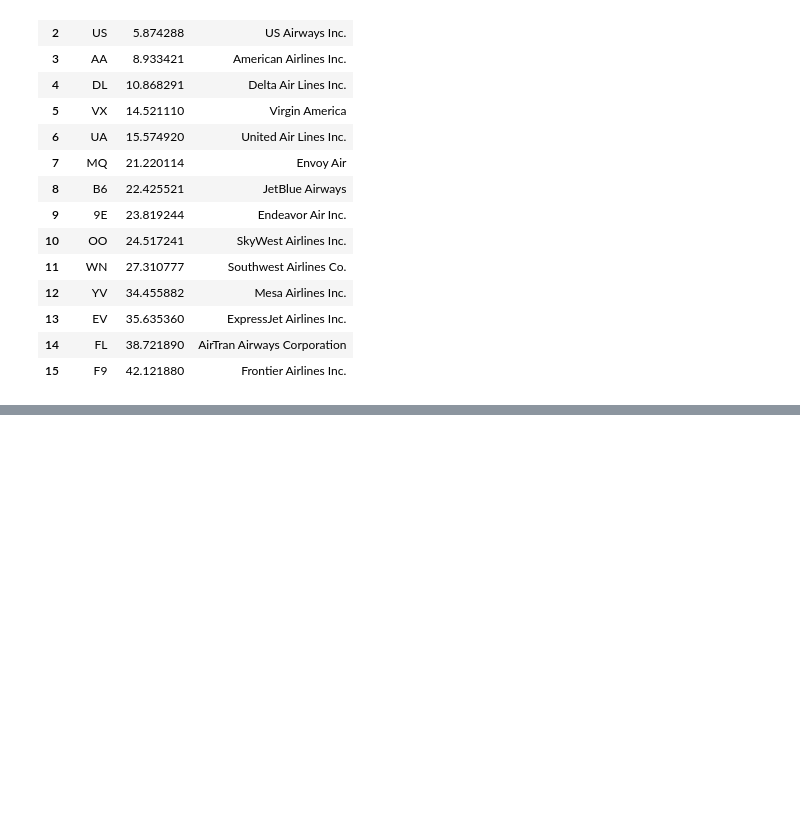
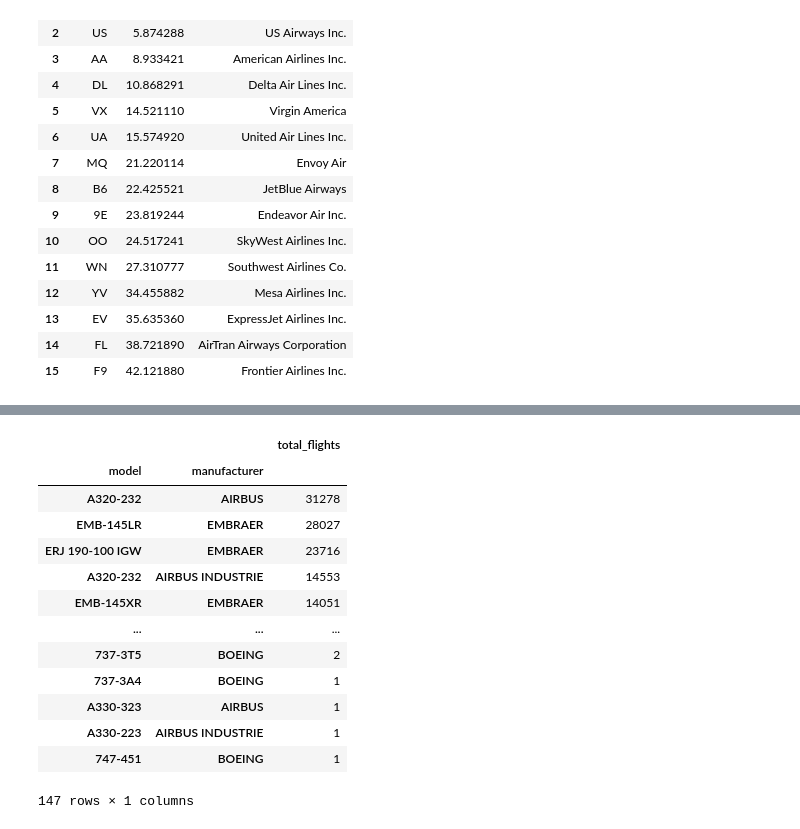
Before and after one commit to Abhishekmengi/Python-Revision, a Jupyter notebook: Manipulation Dataset.ipynb, the cells around one changed output, grey strips where cells are left out. Cells and saved outputs as stored; diff of their text form; code cells hidden in the pictures; blank space fills up the shorter version.

```diff
--- a/Manipulation Dataset.ipynb
+++ b/Manipulation Dataset.ipynb
@@ -260,0 +388,3 @@ pd.merge(table1,airlines,how='left')
+# %%
+airplanes_use = flights.groupby('tailnum').agg(count=('tailnum','count')).reset_index()
+airplanes_use
@@ -260,0 +414,17 @@ pd.merge(table1,airlines,how='left')
+# %%
+pd.merge(planes[['tailnum','manufacturer','model']],airplanes_use,how='left').groupby(['model','manufacturer']).agg(total_flights=('count','sum')).sort_values(by='total_flights',ascending=False)
+# %% [output]
+|  |  | total_flights |
+| model | manufacturer |  |
+| A320-232 | AIRBUS | 31278 |
+| EMB-145LR | EMBRAER | 28027 |
+| ERJ 190-100 IGW | EMBRAER | 23716 |
+| A320-232 | AIRBUS INDUSTRIE | 14553 |
+| EMB-145XR | EMBRAER | 14051 |
+| ... | ... | ... |
+| 737-3T5 | BOEING | 2 |
+| 737-3A4 | BOEING | 1 |
+| A330-323 | AIRBUS | 1 |
+| A330-223 | AIRBUS INDUSTRIE | 1 |
+| 747-451 | BOEING | 1 |
+147 rows × 1 columns
```
Also changed, not shown: parts of 17 cells of this notebook.
